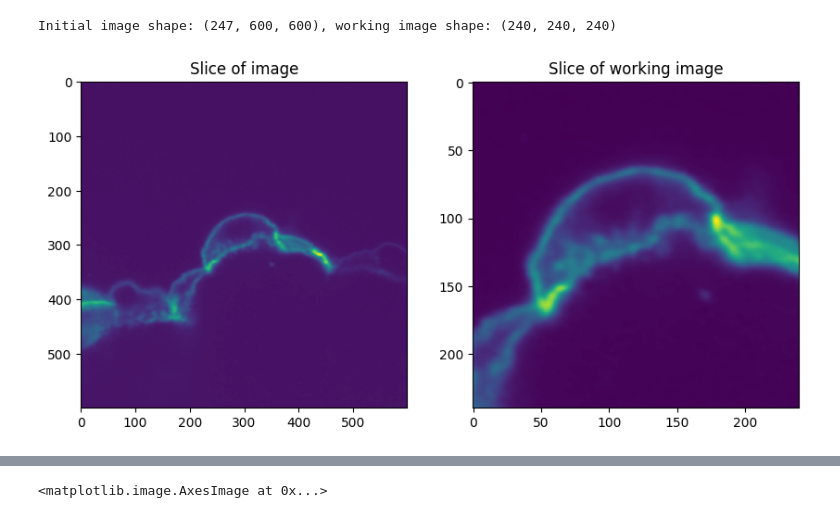
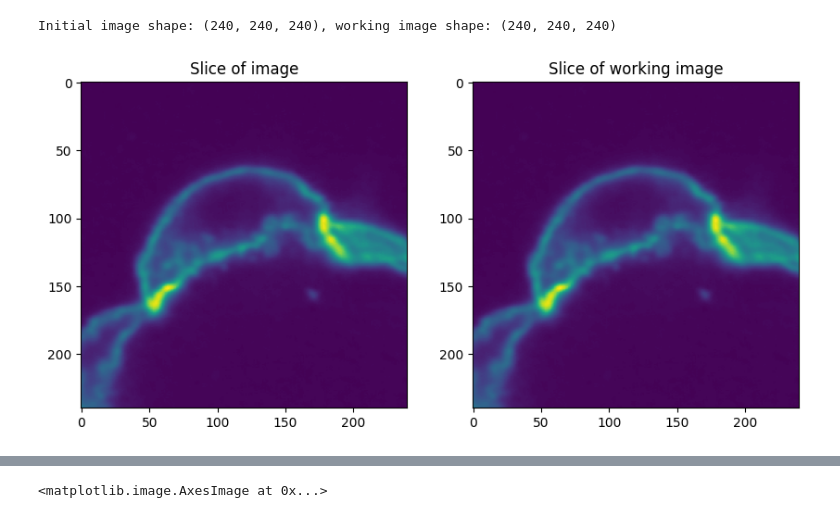
Before and after one commit to P8UXaE/light_sheet_domes, a Jupyter notebook: super denoise.ipynb, the cells around one changed output, grey strips where cells are left out. Saved outputs shown, nothing was run; the diff lists cells and outputs as text; code cells hidden in the pictures.

```diff
--- a/super denoise.ipynb
+++ b/super denoise.ipynb
@@ -23,24 +23,24 @@ def reverse_values(im):
     rev_im = im.max()-im
     return rev_im
 # %%
-image = sk.io.imread('./../ppujol/cellstosegment/32/cell1_tp3_z536_y360_x775_denoised.tif')
+image = sk.io.imread('./../ppujol/cellstosegment/32_2/image_used.tif')
 # %%
-z, y, x = 123, 300, 300
+z, y, x = 120, 120, 120
 delta = 120
 division = 1
 cell = image[z-int(delta/division):z+int(delta/division), y-delta:y+delta, x-delta:x+delta]
 plt.figure(figsize=(10,20))
 plt.subplot(121)
 plt.title("Slice of image")
 plt.imshow(image[int(delta/division)])
 plt.subplot(122)
 plt.title("Slice of working image")
 plt.imshow(cell[int(delta/division)])
 
 print(f"Initial image shape: {image.shape}, working image shape: {cell.shape}")
 # %% [output]
-Initial image shape: (247, 600, 600), working image shape: (240, 240, 240)
+Initial image shape: (240, 240, 240), working image shape: (240, 240, 240)
-[figure, old version]
+[figure, new version]
 # %%
 def watershed_process_inner_cell(cell, plots=False, segmentation=True, y='', reduce=''):
     '''
```
Also changed, not shown: parts of 5 cells of this notebook, 21 other files.
